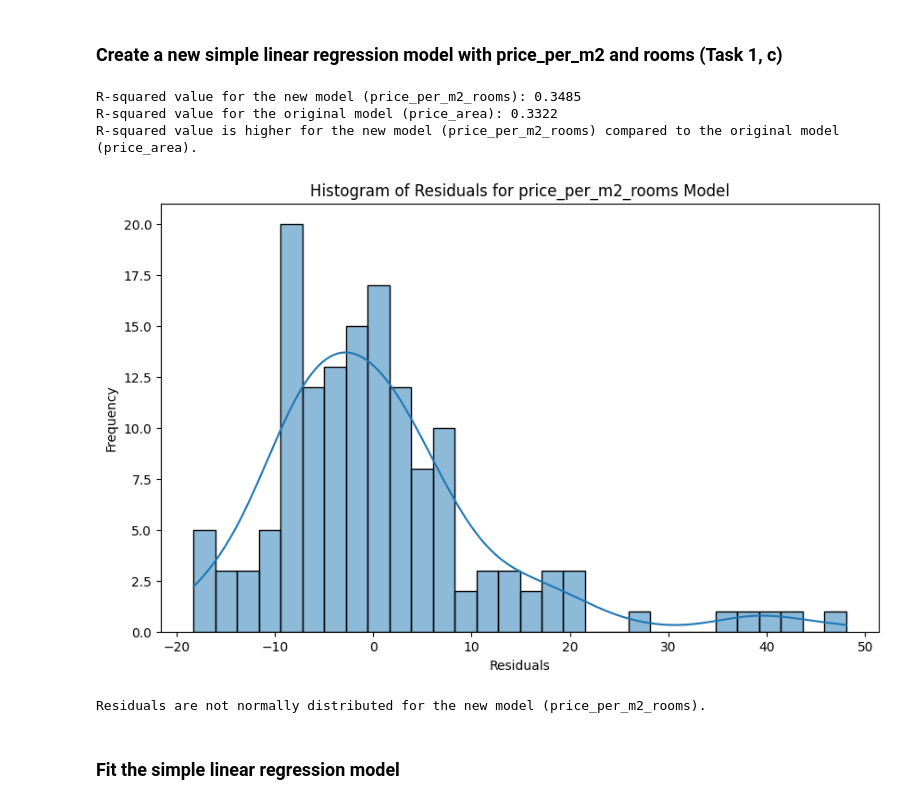
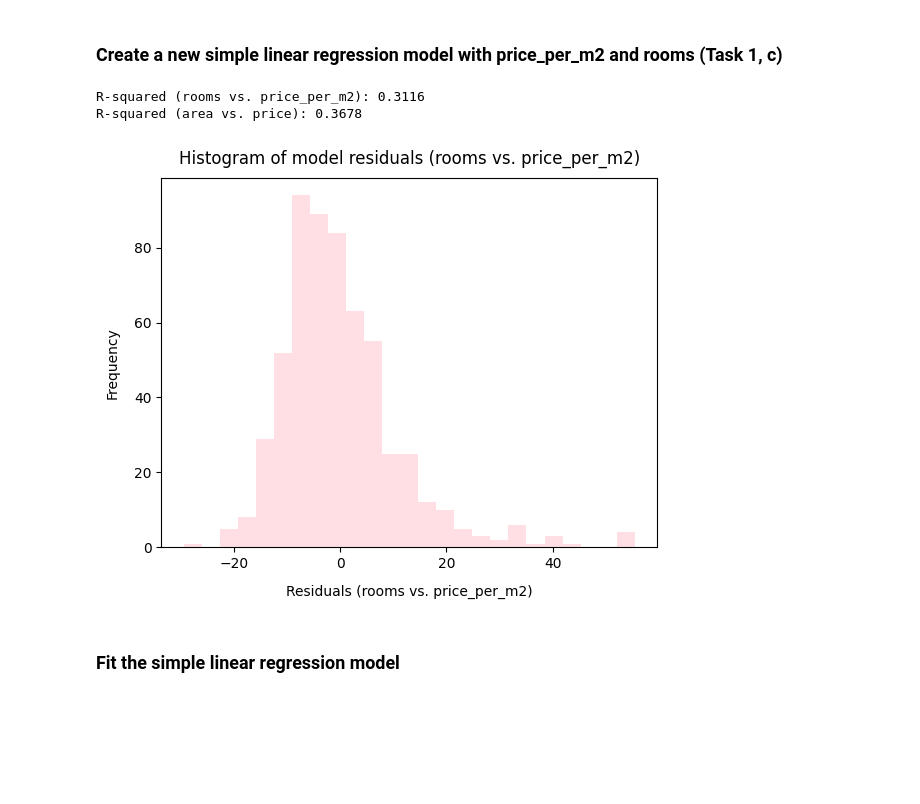
Before and after one commit to ninawueest/data_analytics, a Jupyter notebook: Week_08/linear_regression.ipynb, the cells around one changed output. Cells and saved outputs as stored; diff of their text form; code cells hidden in the pictures; blank space fills up the shorter version.

```diff
--- a/Week_08/linear_regression.ipynb
+++ b/Week_08/linear_regression.ipynb
@@ -166,61 +135,26 @@ NameError: name 'LinearRegression' is not defined
 # %%
 # Create a new simple linear regressio nmodel with price_per_m2 as target variable and rooms as the explanatory variable (help from chatgpt)
 
 # Assume df is your DataFrame containing 'rooms', 'area', 'price', and 'price_per_m2' columns
+# Create train and test samples
 
-# Create train and test samples
-X_train_rooms, X_test_rooms, y_train_rooms, y_test_rooms = train_test_split(df[['rooms']],
-                                                                            df['price_per_m2'],
-                                                                            test_size=0.20,
-                                                                            random_state=42)
+X_train_rooms, X_test_rooms, y_train_price_per_m2, y_test_price_per_m2 = train_test_split(df['rooms'], df['price_per_m2'], test_size=0.20, random_state=42)
+slope_rooms, intercept_rooms, r_rooms, p_rooms, std_err_rooms = stats.linregress(X_train_rooms, y_train_price_per_m2)
 
-# Create a new simple linear regression model with rooms as the explanatory variable
-model_price_per_m2_rooms = LinearRegression()
-model_price_per_m2_rooms.fit(X_train_rooms, y_train_rooms)
+r_squared_rooms = r_rooms**2
+print(f'R-squared (rooms vs. price_per_m2): {r_squared_rooms:.4f}')
+print(f'R-squared (area vs. price): {r**2:.4f}')
 
-# Predict the target variable for the test set
-y_pred_price_per_m2_rooms = model_price_per_m2_rooms.predict(X_test_rooms)
-
-# Check the R-squared value of the new model
-r_squared_price_per_m2_rooms = r2_score(y_test_rooms, y_pred_price_per_m2_rooms)
-print(f'R-squared value for the new model (price_per_m2_rooms): {r_squared_price_per_m2_rooms:.4f}')
-
-# Check the R-squared value of the original model
-X_train_area = X_train.copy()  # Assuming 'area' is present in the original DataFrame
-model_price_area = LinearRegression()
-model_price_area.fit(X_train_area, y_train)
-y_pred_price_area = model_price_area.predict(X_test)
-
-r_squared_price_area = r2_score(y_test, y_pred_price_area)
-print(f'R-squared value for the original model (price_area): {r_squared_price_area:.4f}')
-
-# Compare R-squared values
-if r_squared_price_per_m2_rooms > r_squared_price_area:
-    print('R-squared value is higher for the new model (price_per_m2_rooms) compared to the original model (price_area).')
-else:
-    print('R-squared value is not higher for the new model (price_per_m2_rooms) compared to the original model (price_area).')
-
-# Plot histogram of model residuals for the new model
-residuals_price_per_m2_rooms = y_test_rooms - y_pred_price_per_m2_rooms
-plt.figure(figsize=(10, 6))
-sns.histplot(residuals_price_per_m2_rooms, bins=30, kde=True)
-plt.title('Histogram of Residuals for price_per_m2_rooms Model')
-plt.xlabel('Residuals')
-plt.ylabel('Frequency')
+residuals_rooms = y_train_price_per_m2 - (slope_rooms * X_train_rooms + intercept_rooms)
+plt.hist(x=residuals_rooms, bins=25, color='pink', alpha=0.5)
+plt.xlabel('Residuals (rooms vs. price_per_m2)', fontsize=10, labelpad=10)
+plt.ylabel('Frequency', fontsize=10, labelpad=10)
+plt.title('Histogram of model residuals (rooms vs. price_per_m2)', fontsize=12, pad=10)
 plt.show()
-
-# Check normality of residuals for the new model
-normality_test_price_per_m2_rooms = stats.normaltest(residuals_price_per_m2_rooms)
-if normality_test_price_per_m2_rooms.pvalue < 0.05:
-    print('Residuals are not normally distributed for the new model (price_per_m2_rooms).')
-else:
-    print('Residuals are normally distributed for the new model (price_per_m2_rooms).')
 # %% [output]
-R-squared value for the new model (price_per_m2_rooms): 0.3485
-R-squared value for the original model (price_area): 0.3322
-R-squared value is higher for the new model (price_per_m2_rooms) compared to the original model (price_area).
+R-squared (rooms vs. price_per_m2): 0.3116
+R-squared (area vs. price): 0.3678
-[figure, old version]
+[figure, new version]
-Residuals are not normally distributed for the new model (price_per_m2_rooms).
 # %% [markdown]
 ### Fit the simple linear regression model
 # %%
```
Also changed, not shown: parts of 6 cells of this notebook, 1 other file.
